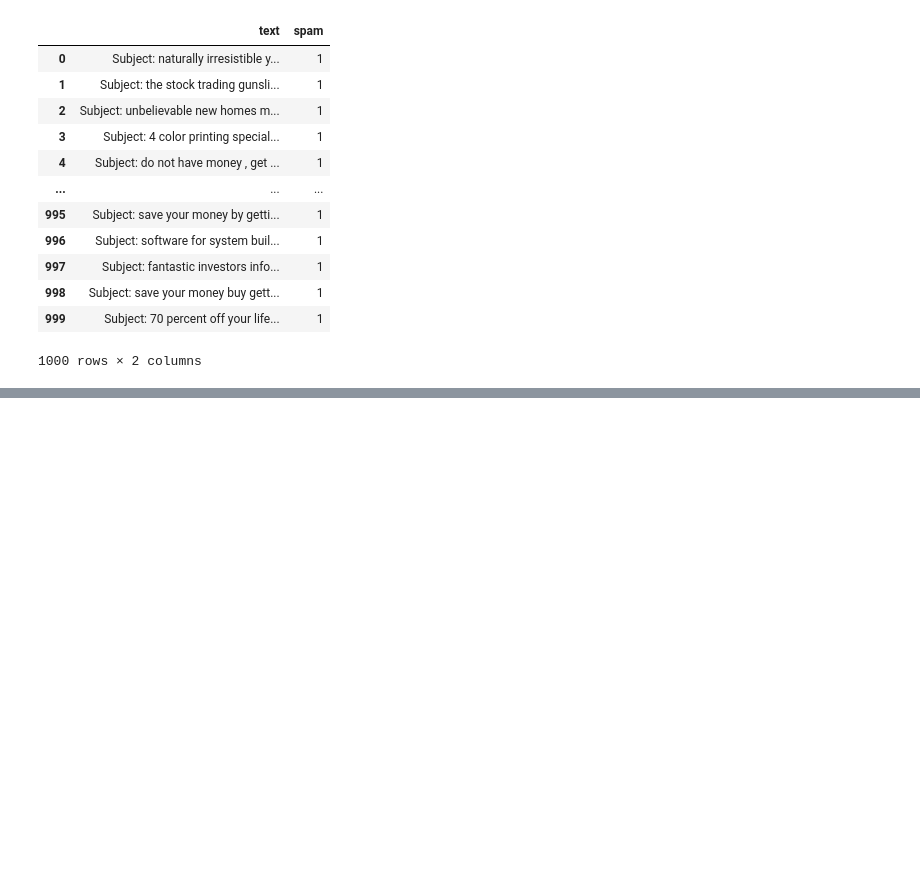
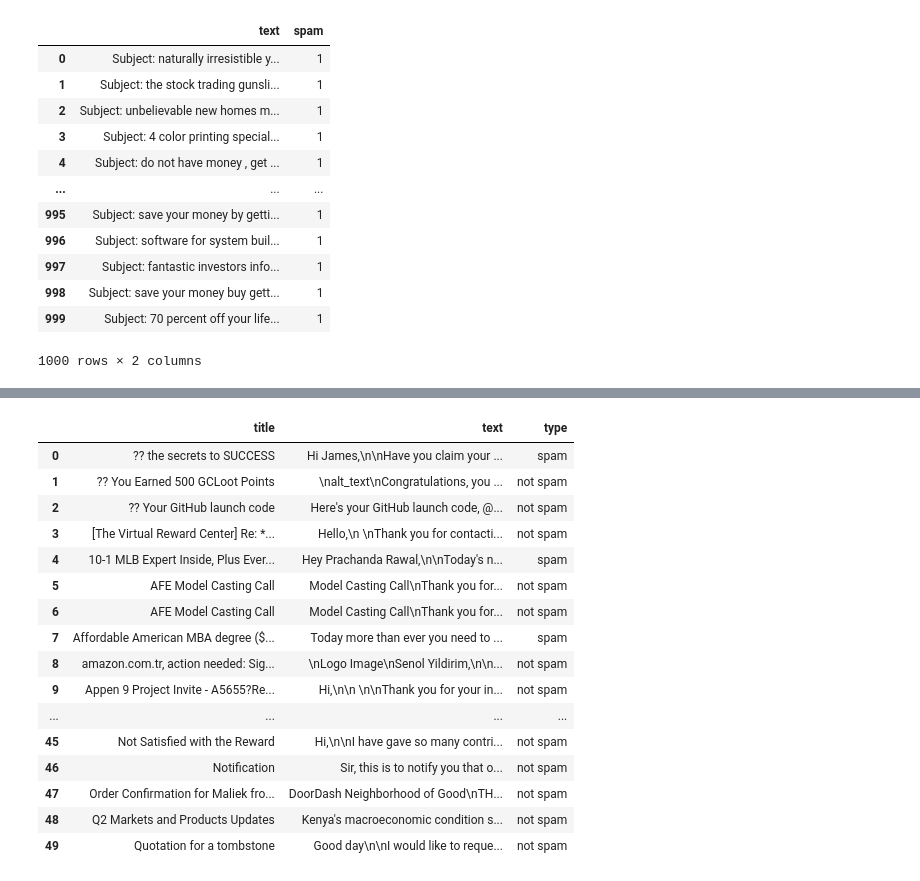
Before and after one commit to sd8012645/Capstone_project, a Jupyter notebook: capstoen_step2.ipynb, the cells around one changed output, grey strips where cells are left out. Saved outputs shown, nothing was run; the diff lists cells and outputs as text; code cells hidden in the pictures; blank space fills up the shorter version.

```diff
--- a/capstoen_step2.ipynb
+++ b/capstoen_step2.ipynb
@@ -160,0 +69,22 @@ email_spam_train.csv  LICENSE
+# %%
+
+df_3 = pd.read_csv("data/email_spam_train.csv")  # <- use the real name you saw from !ls
+df_3.head(50)
+# %% [output]
+|  | title | text | type |
+| 0 | ?? the secrets to SUCCESS | Hi James,\n\nHave you claim your ... | spam |
+| 1 | ?? You Earned 500 GCLoot Points | \nalt_text\nCongratulations, you ... | not spam |
+| 2 | ?? Your GitHub launch code | Here's your GitHub launch code, @... | not spam |
+| 3 | [The Virtual Reward Center] Re: *... | Hello,\n \nThank you for contacti... | not spam |
+| 4 | 10-1 MLB Expert Inside, Plus Ever... | Hey Prachanda Rawal,\n\nToday's n... | spam |
+| 5 | AFE Model Casting Call | Model Casting Call\nThank you for... | not spam |
+| 6 | AFE Model Casting Call | Model Casting Call\nThank you for... | not spam |
+| 7 | Affordable American MBA degree ($... | Today more than ever you need to ... | spam |
+| 8 | amazon.com.tr, action needed: Sig... | \nLogo Image\nSenol Yildirim,\n\n... | not spam |
+| 9 | Appen 9 Project Invite - A5655?Re... | Hi,\n\n \n\nThank you for your in... | not spam |
+| ... | ... | ... | ... |
+| 45 | Not Satisfied with the Reward | Hi,\n\nI have gave so many contri... | not spam |
+| 46 | Notification | Sir, this is to notify you that o... | not spam |
+| 47 | Order Confirmation for Maliek fro... | DoorDash Neighborhood of Good\nTH... | not spam |
+| 48 | Q2 Markets and Products Updates | Kenya's macroeconomic condition s... | not spam |
+| 49 | Quotation for a tombstone | Good day\n\nI would like to reque... | not spam |
```
Also changed, not shown: parts of 7 cells of this notebook.
